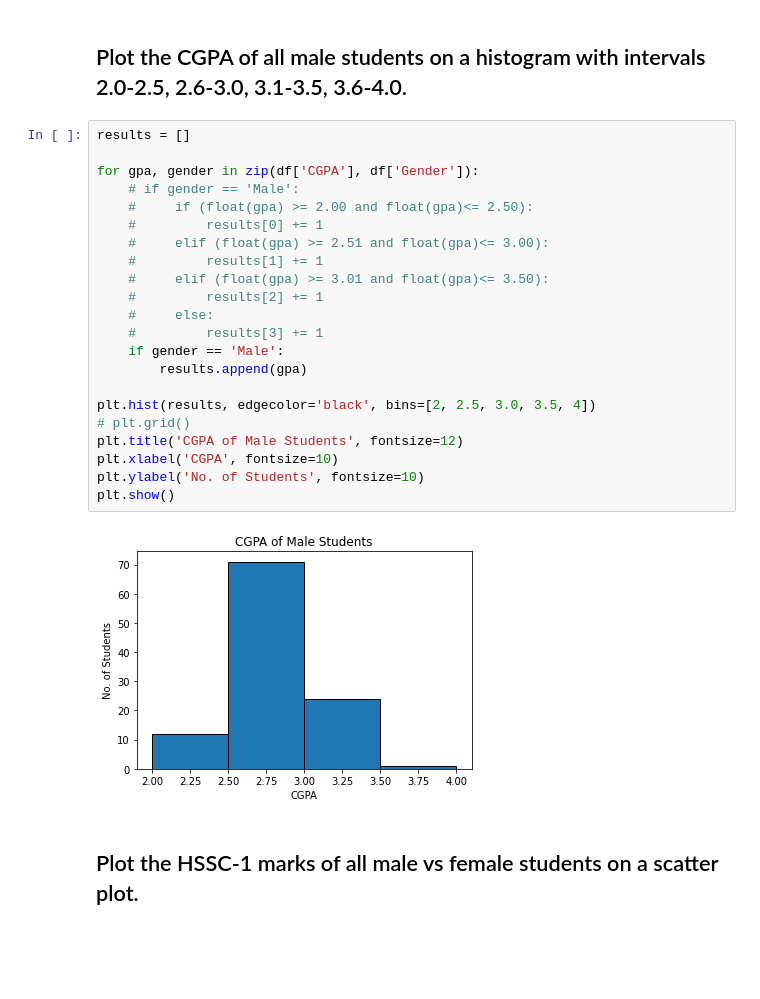
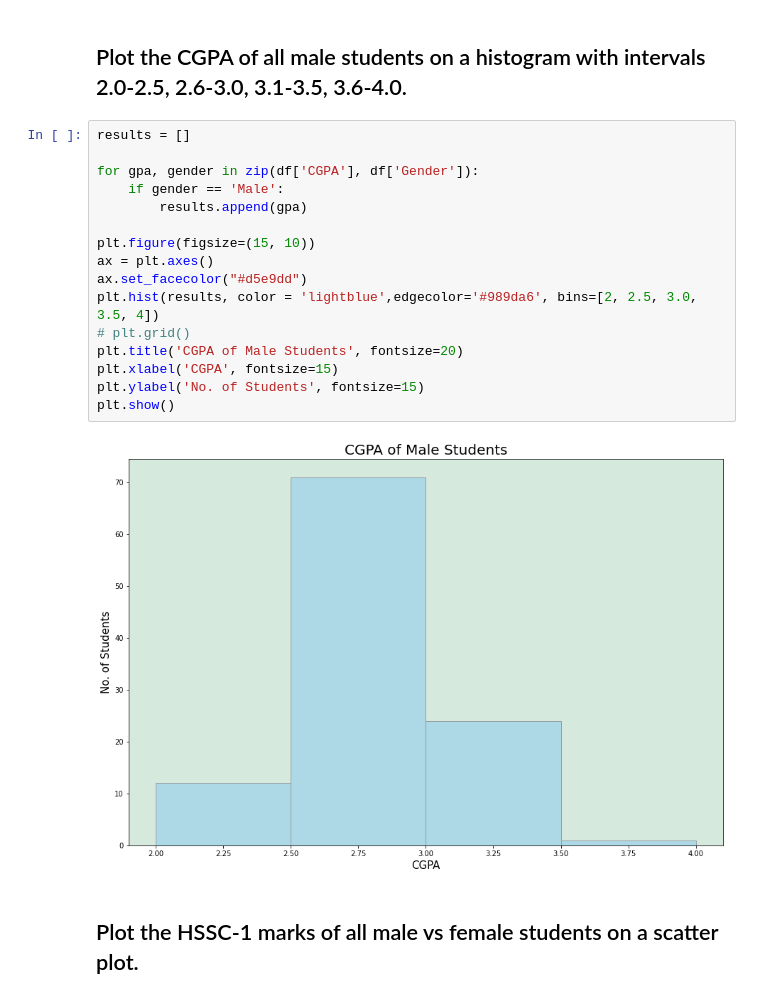
Before and after one commit to yahyaaman/Data-Science-SP20-BCS-032, a Jupyter notebook: Assignment1/data_visualization.ipynb, the cells around one changed output. Drawn from its saved outputs; the diff is of its cells as text; blank space fills up the shorter version.

```diff
--- a/Assignment1/data_visualization.ipynb
+++ b/Assignment1/data_visualization.ipynb
@@ -112,27 +116,21 @@ Female = 20
 # %%
 results = []
 
 for gpa, gender in zip(df['CGPA'], df['Gender']):
-    # if gender == 'Male':
-    #     if (float(gpa) >= 2.00 and float(gpa)<= 2.50):
-    #         results[0] += 1
-    #     elif (float(gpa) >= 2.51 and float(gpa)<= 3.00):
-    #         results[1] += 1
-    #     elif (float(gpa) >= 3.01 and float(gpa)<= 3.50):
-    #         results[2] += 1
-    #     else:
-    #         results[3] += 1
     if gender == 'Male':
         results.append(gpa)
 
-plt.hist(results, edgecolor='black', bins=[2, 2.5, 3.0, 3.5, 4])
+plt.figure(figsize=(15, 10))
+ax = plt.axes()
+ax.set_facecolor("#d5e9dd")
+plt.hist(results, color = 'lightblue',edgecolor='#989da6', bins=[2, 2.5, 3.0, 3.5, 4])
 # plt.grid()
-plt.title('CGPA of Male Students', fontsize=12)
-plt.xlabel('CGPA', fontsize=10)
-plt.ylabel('No. of Students', fontsize=10)
+plt.title('CGPA of Male Students', fontsize=20)
+plt.xlabel('CGPA', fontsize=15)
+plt.ylabel('No. of Students', fontsize=15)
 plt.show()
 # %% [output]
-[figure, old version]
+[figure, new version]
 # %% [markdown]
 ## Plot the HSSC-1 marks of all male vs female students on a scatter plot.
 # %%
```
Also changed, not shown: parts of 14 cells of this notebook.
